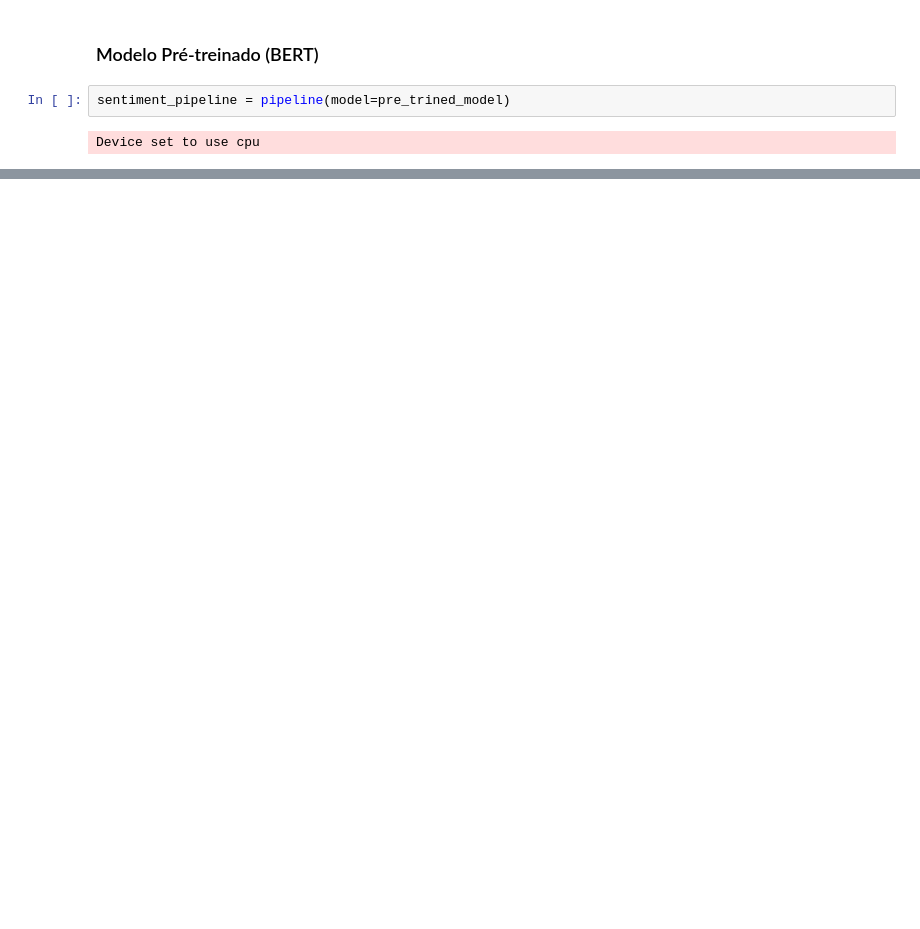
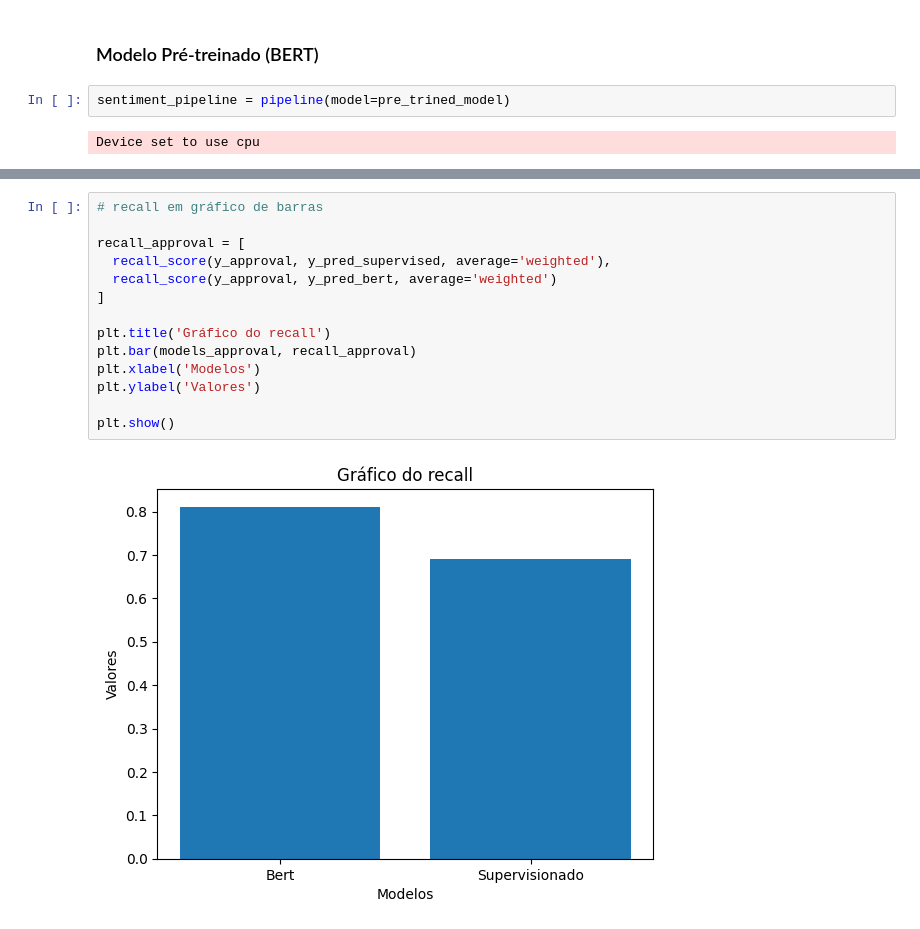
Before and after one commit to Wectornanime/analysis_disneyland_reviews, a Jupyter notebook: main.ipynb, the cells around one changed output, grey strips where cells are left out. Saved outputs shown, nothing was run; the diff lists cells and outputs as text; blank space fills up the shorter version.

```diff
--- a/main.ipynb
+++ b/main.ipynb
@@ -255,0 +424,16 @@ sentiment_pipeline("Its Disneyland! But don't have happy")
+# %%
+# recall em gráfico de barras
+
+recall_approval = [
+  recall_score(y_approval, y_pred_supervised, average='weighted'),
+  recall_score(y_approval, y_pred_bert, average='weighted')
+]
+
+plt.title('Gráfico do recall')
+plt.bar(models_approval, recall_approval)
+plt.xlabel('Modelos')
+plt.ylabel('Valores')
+
+plt.show()
+# %% [output]
+[figure, added]
```
Also changed, not shown: parts of 44 cells of this notebook, 3 other files.
